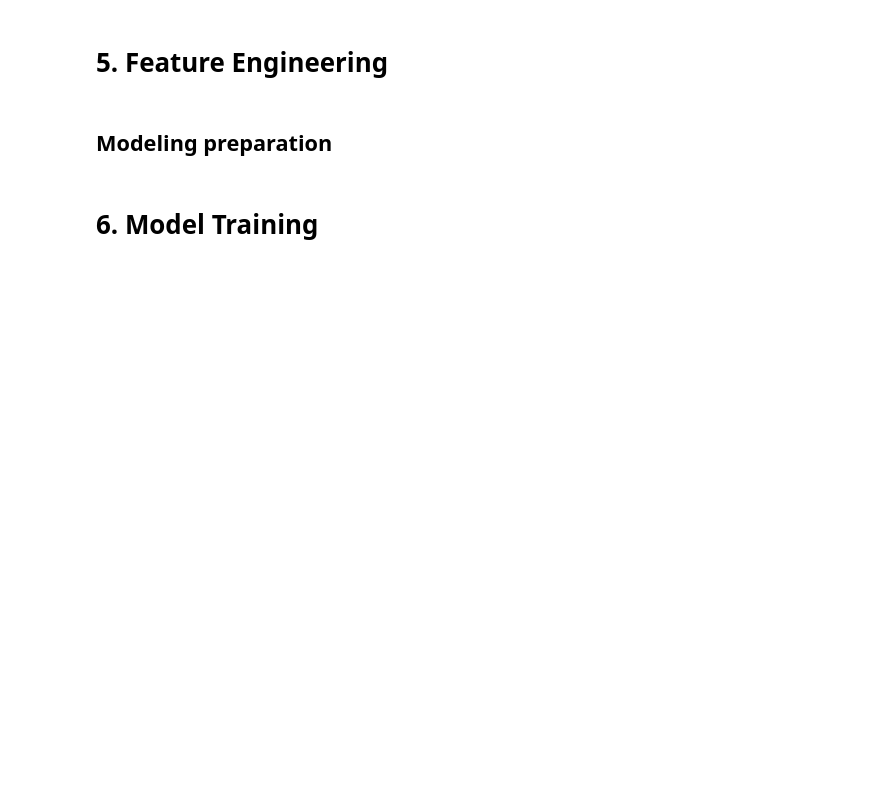
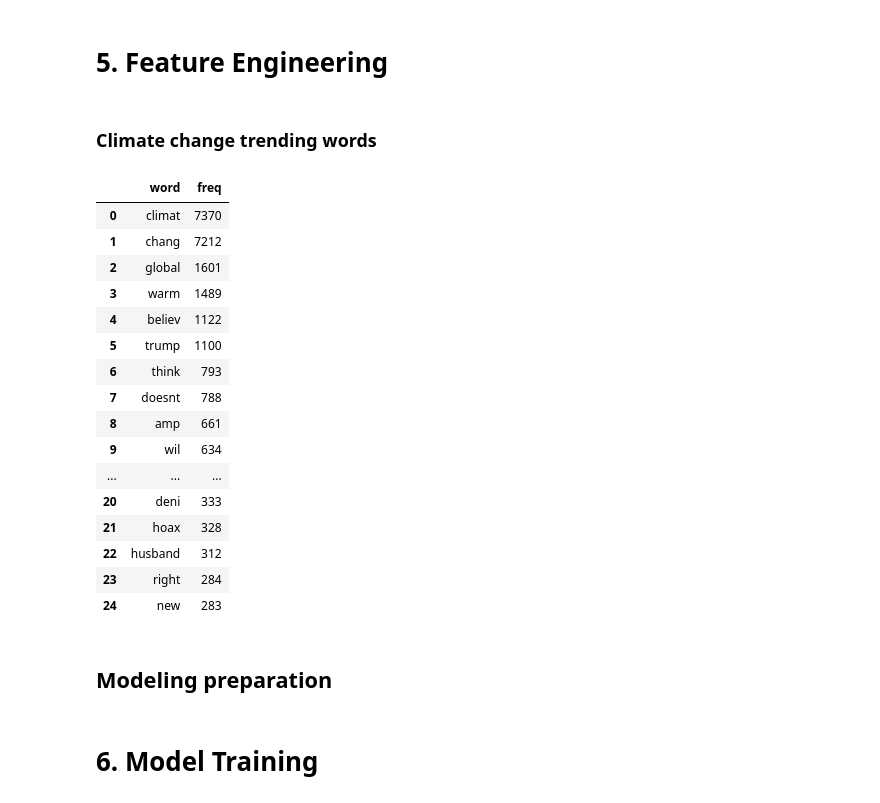
Before and after one commit to Sonkhe-Shongwe/Classification-Sprint-2307FTDS-Team-JL2, a Jupyter notebook: Classification_Sprint_2307FTDS_Team_JL2.ipynb, the cells around one changed output. Drawn from its saved outputs; the diff is of its cells as text; code cells hidden in the pictures; blank space fills up the shorter version.

```diff
--- a/Classification_Sprint_2307FTDS_Team_JL2.ipynb
+++ b/Classification_Sprint_2307FTDS_Team_JL2.ipynb
@@ -213,6 +251,9 @@ plt.show()
 # %%
 # Combine training and test data for preprocessing
 df_combined = pd.concat([df_train, df_test], axis=0, ignore_index=True)
+# %%
+# Assuming df_train is your DataFrame
+df_combined['sentiment'] = df_train['sentiment'].astype('int64')
 # %%
 # Add a new column 'clean_message' with a copy of the original 'message' next to it
 df_combined.insert(df_combined.columns.get_loc('message') + 1, 'clean_message', df_combined['message'].copy())
@@ -346,3 +439,9 @@ sample_rows_with_numbers[['message', 'clean_message']]
+# %%
+# Remove extra white spaces in the 'message' column
+df_combined['clean_message'] = df_combined['clean_message'].str.replace('\s{2,}', ' ', regex=True)
+
+# Remove leading spaces in the 'message' column
+df_combined['clean_message'] = df_combined['clean_message'].str.lstrip()
 # %% [markdown]
 #### 4.9 Remove Stopwords
 # %%
@@ -425,5 +537,2 @@ plt.show()
 df_train = df_combined.iloc[:len(df_train)]
 df_test = df_combined.iloc[len(df_train):]
-# %%
-# Preprocess the 'stemms' column to convert lists to arrays
-df_train['stemms'] = df_train['stemms'].apply(lambda x: np.array(x))
@@ -888,2 +548,4 @@ weighted avg       0.69      0.61      0.63      3164
 # %% [markdown]
 # 5. Feature Engineering
+# %% [markdown]
+### Climate change trending words
@@ -890,3 +592,29 @@ weighted avg       0.69      0.61      0.63      3164
+# %%
+# Extract the top 25 words in each class
+pro_frequency = frequency_by_sentiment(df_train['stemms'],1)
+anti_frequency = frequency_by_sentiment(df_train['stemms'],-1)
+news_frequency = frequency_by_sentiment(df_train['stemms'],2)
+neutral_frequency = frequency_by_sentiment(df_train['stemms'],0)
+# %%
+pro_frequency
+# %% [output]
+|  | word | freq |
+| 0 | climat | 7370 |
+| 1 | chang | 7212 |
+| 2 | global | 1601 |
+| 3 | warm | 1489 |
+| 4 | believ | 1122 |
+| 5 | trump | 1100 |
+| 6 | think | 793 |
+| 7 | doesnt | 788 |
+| 8 | amp | 661 |
+| 9 | wil | 634 |
+| ... | ... | ... |
+| 20 | deni | 333 |
+| 21 | hoax | 328 |
+| 22 | husband | 312 |
+| 23 | right | 284 |
+| 24 | new | 283 |
 # %% [markdown]
 ## Modeling preparation
 # %%
```
Also changed, not shown: parts of 47 cells of this notebook, 1 other file.
